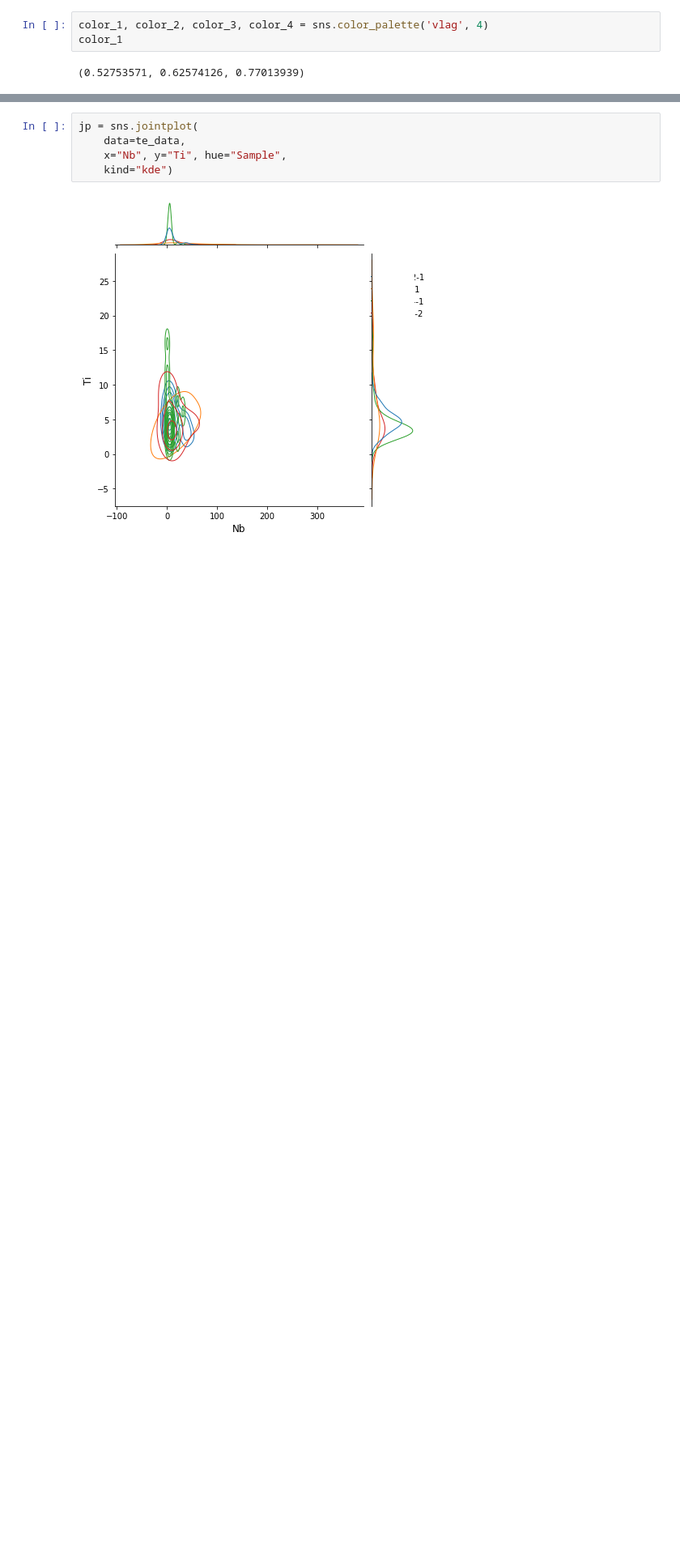
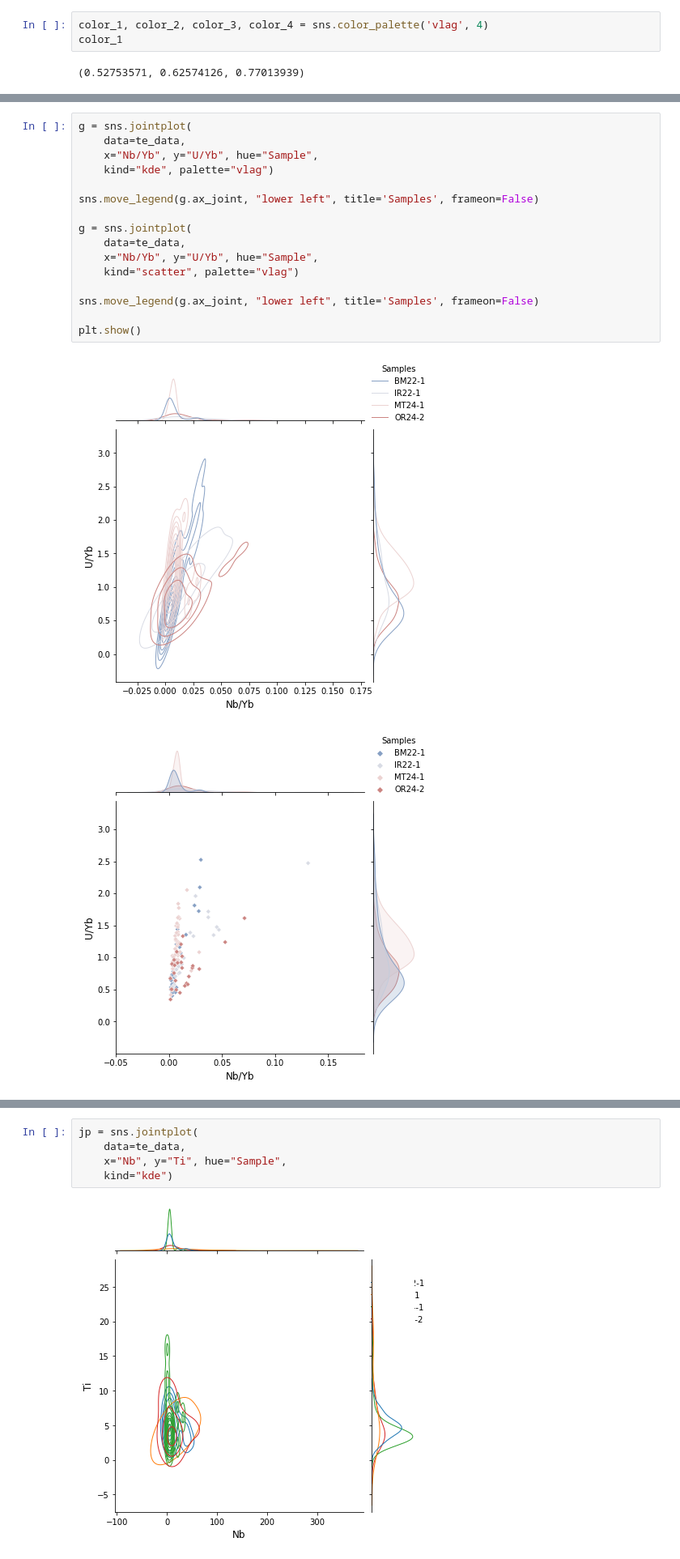
Before and after one commit to Swanson-Hysell-Group/Northbrae_Volcanics, a Jupyter notebook: code/trace_elements.ipynb, the cells around one changed output, grey strips where cells are left out. Shown at 81% size. Saved outputs shown, nothing was run; the diff lists cells and outputs as text; blank space fills up the shorter version.

```diff
--- a/code/trace_elements.ipynb
+++ b/code/trace_elements.ipynb
@@ -99 +154,20 @@ plt.show()
+# %%
+g = sns.jointplot(
+    data=te_data,
+    x="Nb/Yb", y="U/Yb", hue="Sample",
+    kind="kde", palette="vlag")
+
+sns.move_legend(g.ax_joint, "lower left", title='Samples', frameon=False)
+
+g = sns.jointplot(
+    data=te_data,
+    x="Nb/Yb", y="U/Yb", hue="Sample",
+    kind="scatter", palette="vlag")
+
+sns.move_legend(g.ax_joint, "lower left", title='Samples', frameon=False)
+
+plt.show()
+# %% [output]
+[figure, added]
+[figure, added]
 # %%
```
Also changed, not shown: parts of 7 cells of this notebook.
